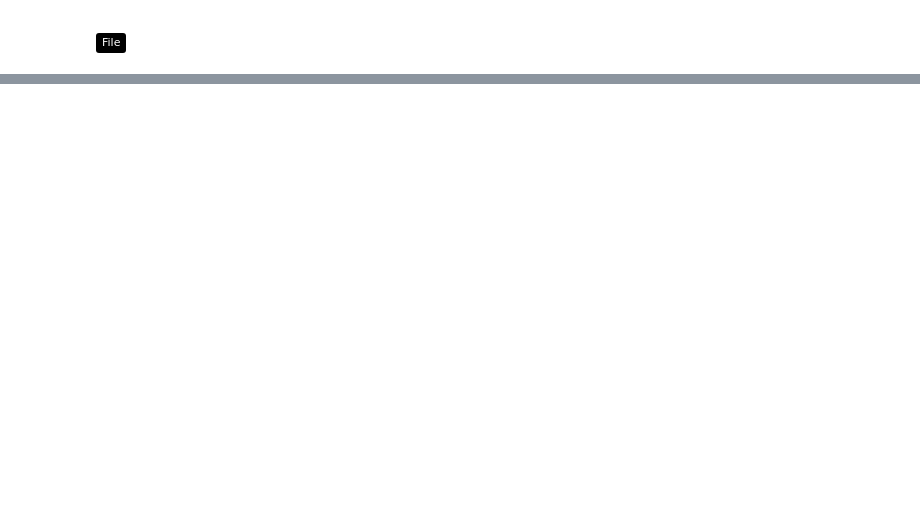
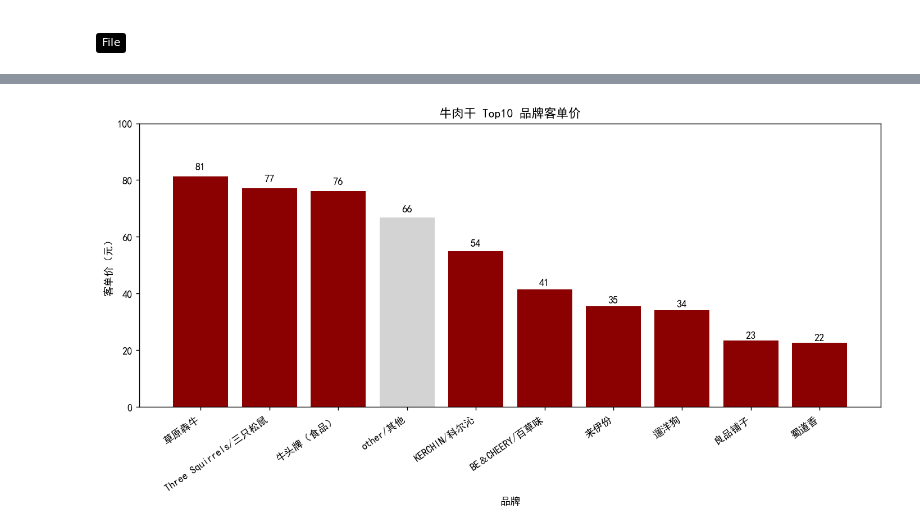
Before and after one commit to Soltus/learn-python-BI, a Jupyter notebook: lesson2/作业/1/index.ipynb, the cells around one changed output, grey strips where cells are left out. Drawn from its saved outputs; the diff is of its cells as text; code cells hidden in the pictures; badges without logos; blank space fills up the shorter version.

```diff
--- a/lesson2/作业/1/index.ipynb
+++ b/lesson2/作业/1/index.ipynb
@@ -21,0 +60,8 @@
+# %%
+# 读取数据
+data = pd.read_csv('./save_data2.csv')
+data['半年销量'] = data['月销量 1']+data['月销量 2']+data['月销量 3']+data['月销量 4']+data['月销量 5']+data['月销量 6']
+data['半年销售额'] = data['月销量 1']*data['活动价 1']+data['月销量 2']*data['活动价 2']+data['月销量 3']*data['活动价 3']+data['月销量 4']*data['活动价 4']+data['月销量 5']*data['活动价 5']+data['月销量 6']*data['活动价 6']
+data['客单价'] = data['半年销售额']/data['半年销量']
+data_tmp0 = data[['商品名','品类','半年销量']]
+data_tmp = data_tmp0.dropna(inplace = False).copy()
@@ -21,0 +80,3 @@
+# %%
+# 选取具体商品
+data_tmp2 = data[data['商品名']=='牛肉干']
@@ -21,0 +159,5 @@
+# %%
+# 品牌销量
+data_tmp2_3 = data_tmp2[['品牌','半年销量','地级市']].groupby(by = ['品牌'],as_index = False).sum()
+data_tmp2_3_head = data_tmp2_3.sort_values(by=['半年销量'],ascending = False).head(10)
+data_tmp2_3_head
@@ -21,0 +184,6 @@
+# %%
+# 品牌客单价
+data_tmp2_top_brands = data_tmp2_3_head['品牌'].tolist()
+data_tmp2_4 = data_tmp2[data_tmp2['品牌'].isin(data_tmp2_top_brands)][['品牌', '客单价']].groupby('品牌', as_index=False).mean()
+data_tmp2_4_head = data_tmp2_4.sort_values(by=['客单价'],ascending = False)
+data_tmp2_4_head
@@ -21,0 +202,20 @@
+# %%
+# 绘图
+CANVAS(131)
+data_tmp2_4_colors = ['darkred'] * len(data_tmp2_4_head['品牌'])
+highlight_brand = 'other/其他'
+highlight_index = data_tmp2_4_head[data_tmp2_4_head['品牌'] == highlight_brand].index[0]
+data_tmp2_4_colors[highlight_index] = 'lightgrey'
+data_tmp2_4_bar = plt.bar(data_tmp2_4_head['品牌'], data_tmp2_4_head['客单价'], color=data_tmp2_4_colors)
+plt.ylim([0, 100]) # 留出空间给标注
+ADDBARNUMBER(data_tmp2_4_bar)
+plt.title('牛肉干 Top10 品牌客单价')
+plt.xlabel('品牌')
+plt.ylabel('客单价（元）')
+
+# 自动调整坐标轴标签旋转角度，避免重叠
+plt.xticks(rotation=35, ha='right')
+
+plt.show()
+# %% [output]
+[figure, added]
```
Also changed, not shown: parts of 21 cells of this notebook.
